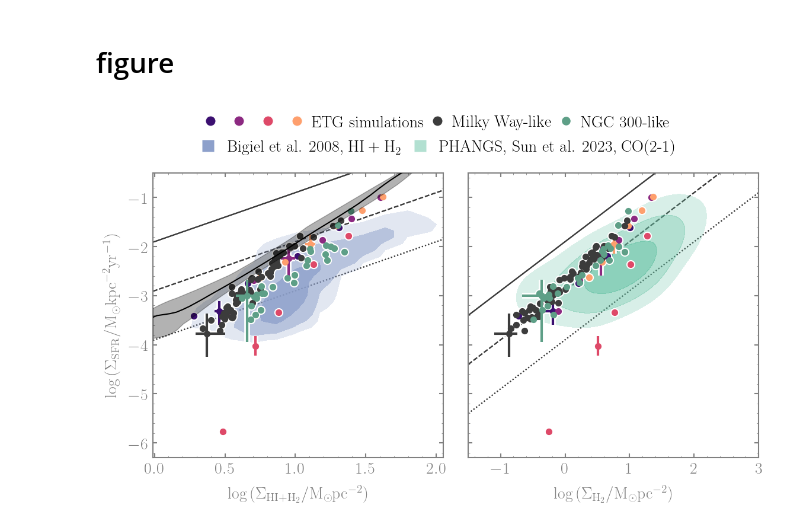
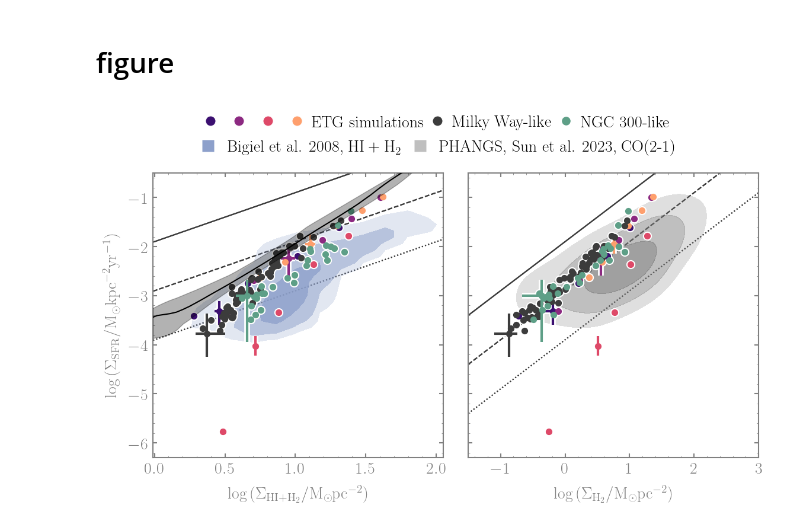
Before and after one commit to sjeffreson/GalactISM-analysis-PRFM, a Jupyter notebook: SigmaSFR_vs_Density.ipynb, the cells around one changed output. Saved outputs shown, nothing was run; the diff lists cells and outputs as text; code cells hidden in the pictures.

```diff
--- a/SigmaSFR_vs_Density.ipynb
+++ b/SigmaSFR_vs_Density.ipynb
@@ -237,7 +237,7 @@ ax0.contourf(denHIH2_normalized, [fHIH2(0.4), 1], linewidths=2., colors=[plt.cm.
 
 # PHANGS
 density_contours.density_contour(np.log10(J23['Sigma-mol-S20']), np.log10(J23['Sigma-SFR-HaW4recal']),
-                                 xscale='linear', yscale='linear', ax=ax1, color=plt.cm.Set2(0),
+                                 xscale='linear', yscale='linear', ax=ax1, color='grey',
                                  edgecolor='None',
                                  levels=(0.4, 0.8, 0.95), xlim=[-1.5, 3.], ylim=[-6.3, -0.5])
 
@@ -282,39 +282,39 @@ ax1.plot(x_plt, y_1e10, ":", label="$10^{10}$ yr", color='#3C3C3C', zorder=0)
 # legend, data
 custom_lines = [Line2D([0], [0], marker='s', markeredgecolor='None', markerfacecolor=plt.cm.Set2(2),
                        markersize=15, lw=0),
-                Line2D([0], [0], marker='s', markeredgecolor='None', markerfacecolor=plt.cm.Set2(0),
+                Line2D([0], [0], marker='s', markeredgecolor='None', markerfacecolor='grey',
                        markersize=15, alpha=0.5, lw=0)]
 legend1 = ax1.legend(
     custom_lines, [r'Bigiel et al. 2008, ${\rm HI+H_2}$', 'PHANGS, Sun et al. 2023, CO(2-1)'],
     loc='lower center', bbox_to_anchor=(-0.1, 1.01), ncol=2, frameon=False, handlelength=0.75, columnspacing=0.75
 )
 
 # legend, sims
 custom_lines = [Line2D([0], [0], marker='o', markerfacecolor=plt.cm.magma(1./5.),
                        markeredgecolor='white', markersize=12.5, lw=0),
                 Line2D([0], [0], marker='o', markerfacecolor=plt.cm.magma(2./5.),
                        markeredgecolor='white', markersize=12.5, lw=0),
                 Line2D([0], [0], marker='o', markerfacecolor=plt.cm.magma(3./5.),
                        markeredgecolor='white', markersize=12.5, lw=0),
                 Line2D([0], [0], marker='o', markerfacecolor=plt.cm.magma(4./5.),
                        markeredgecolor='white', markersize=12.5, lw=0),
                 Line2D([0], [0], marker='o', markerfacecolor='#3C3C3C',
                        markeredgecolor='white', markersize=12.5, lw=0),
                 Line2D([0], [0], marker='o', markerfacecolor='#5E9F87', markeredgewidth=2,
                        markeredgecolor='white', markersize=12.5, lw=3)]
 legend2 = ax1.legend(
     custom_lines, [r'', r'', r'', r'ETG simulations', r'Milky Way-like', r'NGC~300-like'],
     loc='lower center', bbox_to_anchor=(-0.1, 1.1), ncol=6, frameon=False, handlelength=0.2, columnspacing=0.75
 )
 ax1.add_artist(legend1)
 #ax1.add_artist(legend2)
 
-# plt.savefig(
-#     '/n/holystore01/LABS/itc_lab/Users/sjeffreson/ETGs/figs/obs-comparison-Sigmagas.pdf',
-#     bbox_inches='tight',
-#     format='pdf'
-# )
+plt.savefig(
+    '/n/holystore01/LABS/itc_lab/Users/sjeffreson/ETGs/figs/obs-comparison-Sigmagas.pdf',
+    bbox_inches='tight',
+    format='pdf'
+)
 
 plt.show()
 # %% [output]
-[figure, old version]
+[figure, new version]
```
Also changed, not shown: 9 other files.
